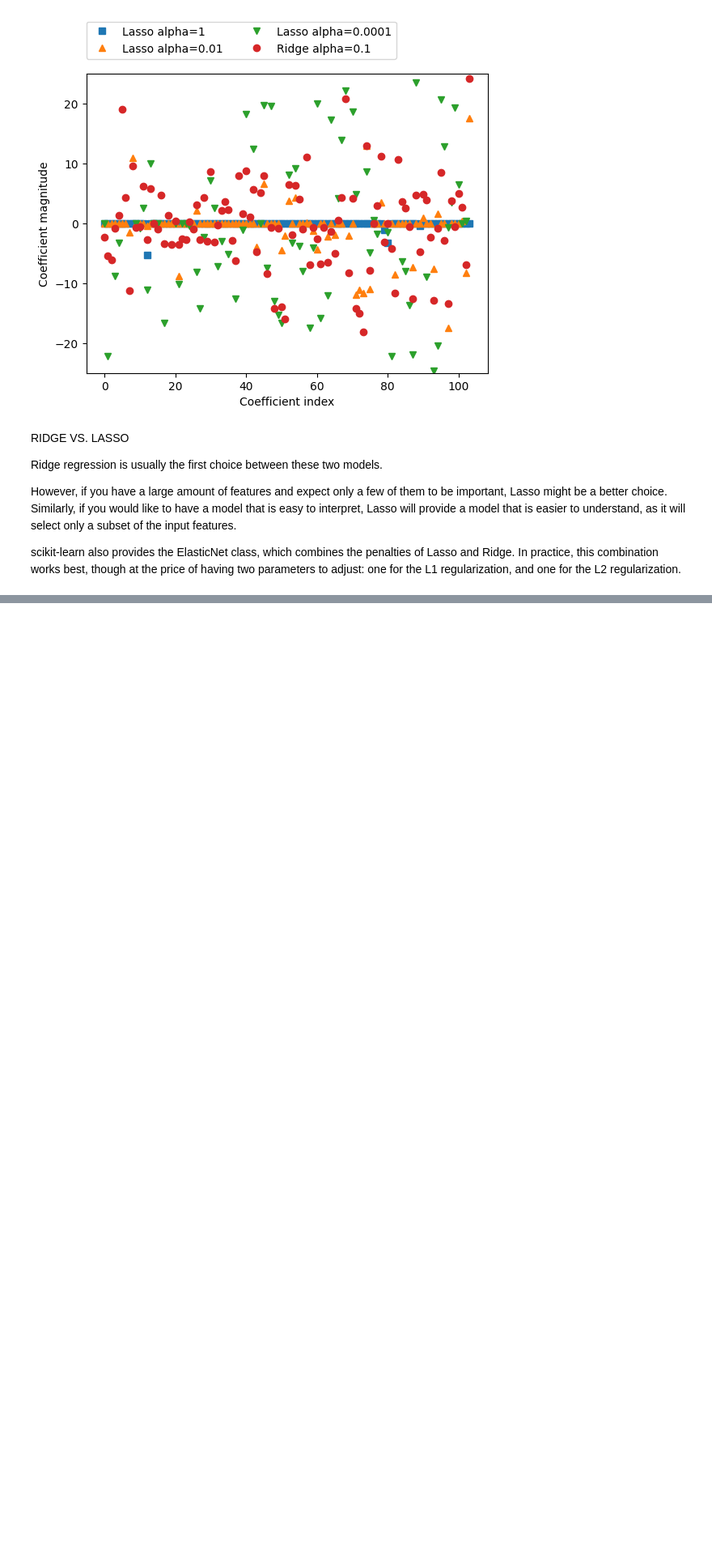
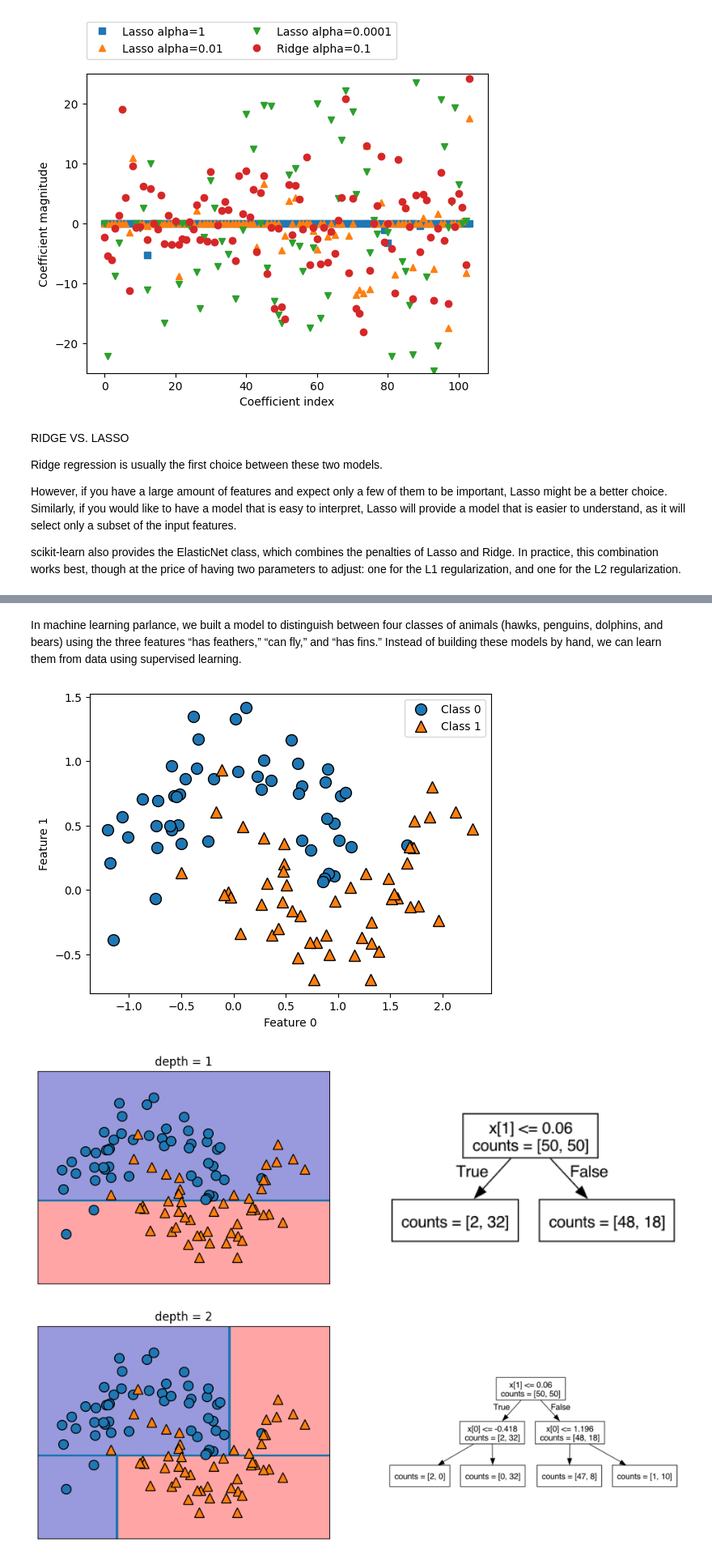
Before and after one commit to misacodes/ml_basics, a Jupyter notebook: supervised_learning.ipynb, the cells around one changed output, grey strips where cells are left out. Shown at 81% size. Saved outputs shown, nothing was run; the diff lists cells and outputs as text; code cells hidden in the pictures; blank space fills up the shorter version.

```diff
--- a/supervised_learning.ipynb
+++ b/supervised_learning.ipynb
@@ -407,0 +514,8 @@ scikit-learn also provides the ElasticNet class, which combines the penalties of
+# %% [markdown]
+In machine learning parlance, we built a model to distinguish between four classes of animals (hawks, penguins, dolphins, and bears) using the three features “has feathers,” “can fly,” and “has fins.” Instead of building these models by hand, we can learn them from data using supervised learning.
+# %%
+mglearn.plots.plot_tree_progressive()
+# %% [output]
+[figure, added]
+[figure, added]
+[figure, added]
```
Also changed, not shown: parts of 22 cells of this notebook, 4 other files.
